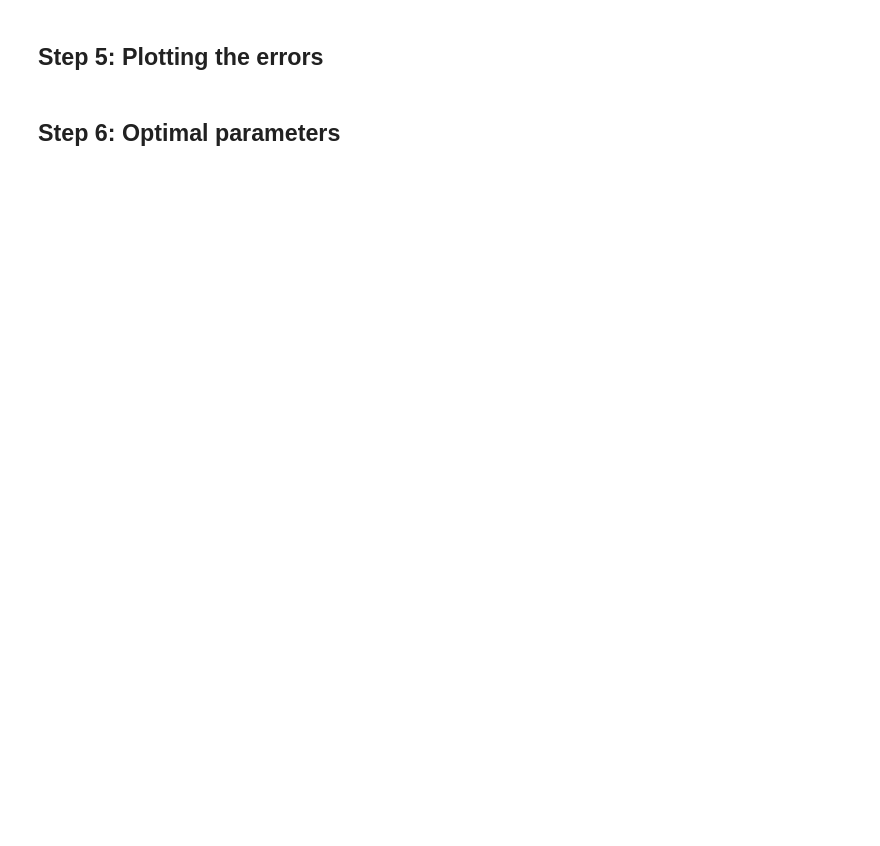
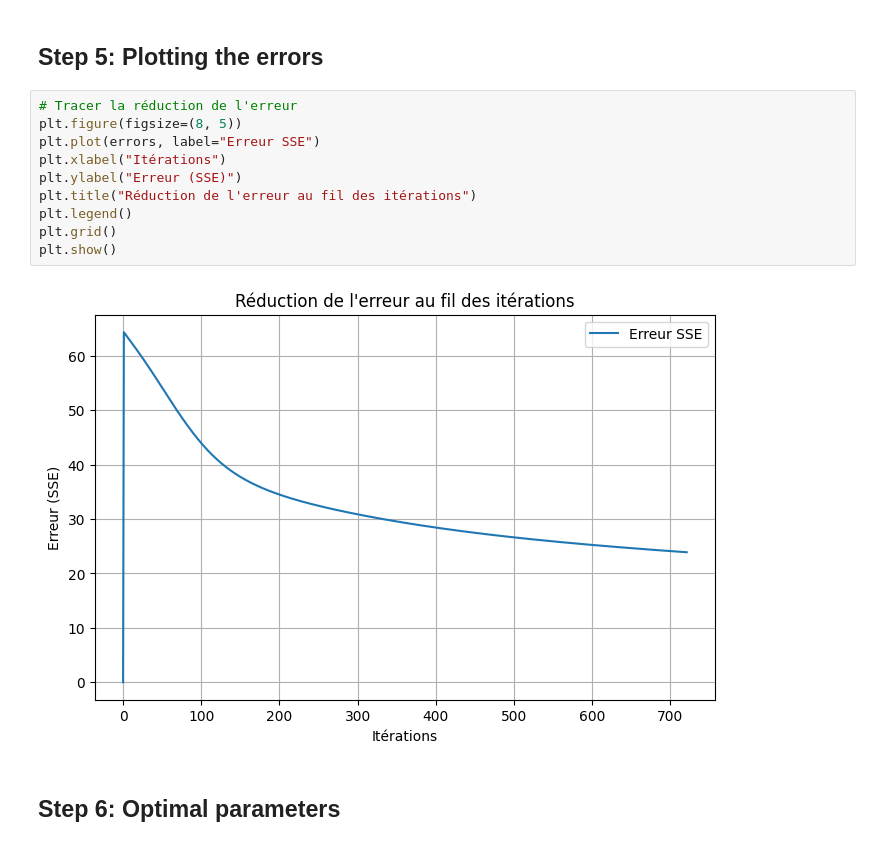
Before and after one commit to ethansmadjaa/ML_LABS2, a Jupyter notebook: LAB1/LAB/LAB_FFNN.ipynb, the cells around one changed output. Drawn from its saved outputs; the diff is of its cells as text; blank space fills up the shorter version.

Commit message:
:art: Add error reduction visualization plot to FFNN notebook

```diff
--- a/LAB1/LAB/LAB_FFNN.ipynb
+++ b/LAB1/LAB/LAB_FFNN.ipynb
@@ -155,4 +152,16 @@ Number of iterations: 1023
 # %% [markdown]
 ## Step 5: Plotting the errors
+# %%
+# Tracer la réduction de l'erreur
+plt.figure(figsize=(8, 5))
+plt.plot(errors, label="Erreur SSE")
+plt.xlabel("Itérations")
+plt.ylabel("Erreur (SSE)")
+plt.title("Réduction de l'erreur au fil des itérations")
+plt.legend()
+plt.grid()
+plt.show()
+# %% [output]
+[figure, added]
 # %% [markdown]
 ## Step 6: Optimal parameters
```
Also changed, not shown: parts of 3 cells of this notebook.
